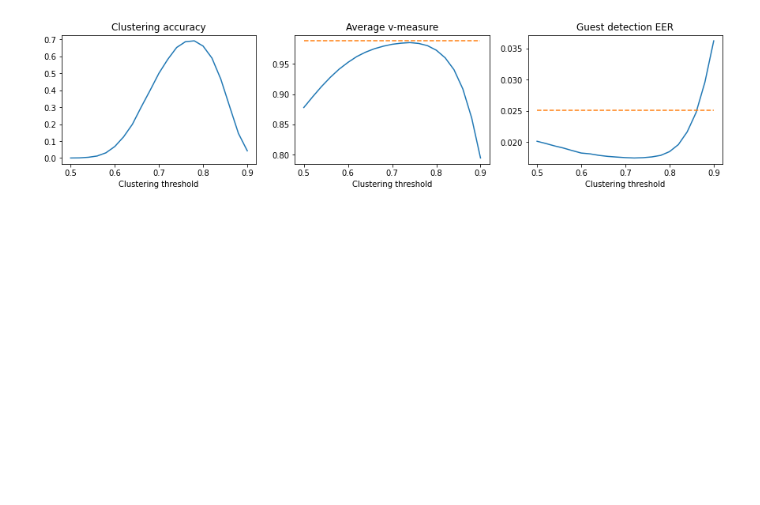
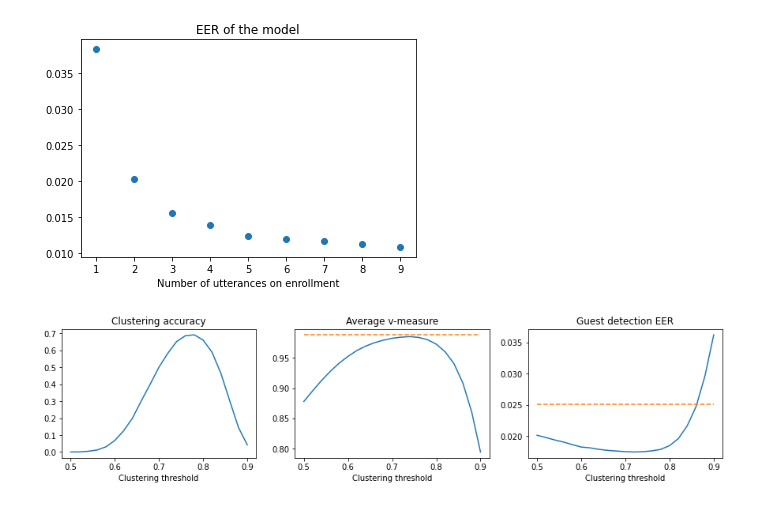
Before and after one commit to eugenemfu/passive-enrollment, a Jupyter notebook: test_clustering.ipynb, the cells around one changed output. Saved outputs shown, nothing was run; the diff lists cells and outputs as text; code cells hidden in the pictures; blank space fills up the shorter version.

```diff
--- a/test_clustering.ipynb
+++ b/test_clustering.ipynb
@@ -56,3 +80,12 @@ affcos_result
+# %%
+eer = np.array(json.load(open('data/eer_results.json')))
+# %%
+plt.scatter(eer[:, 0], eer[:, 1])
+plt.title('EER of the model')
+plt.xlabel('Number of utterances on enrollment')
+plt.show()
+# %% [output]
+[figure, added]
 # %%
 accs, vms, vmcs, geers, ths = zip(*[list(result.values()) for result in cos_avg_results])
 
```
Also changed, not shown: parts of 11 cells of this notebook.
